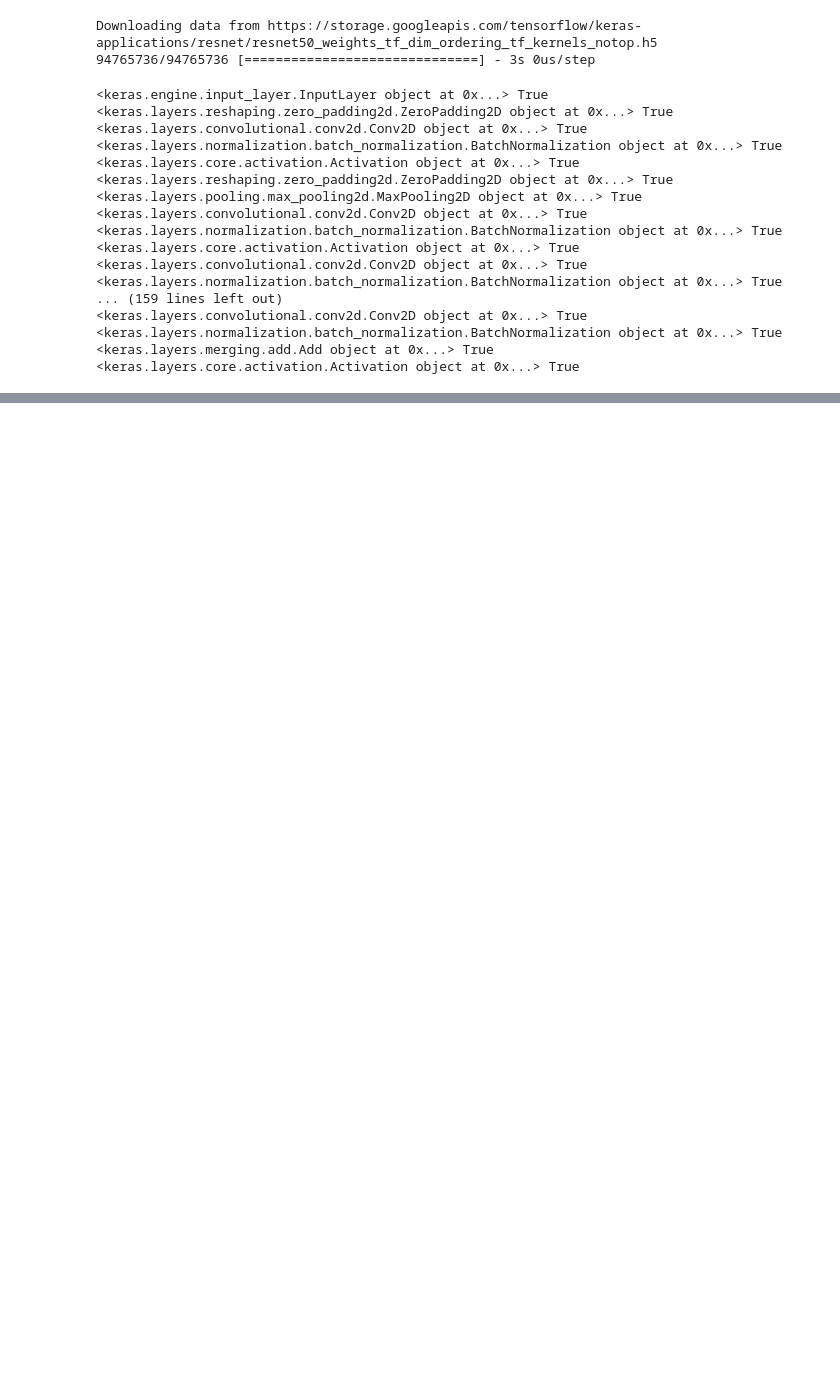
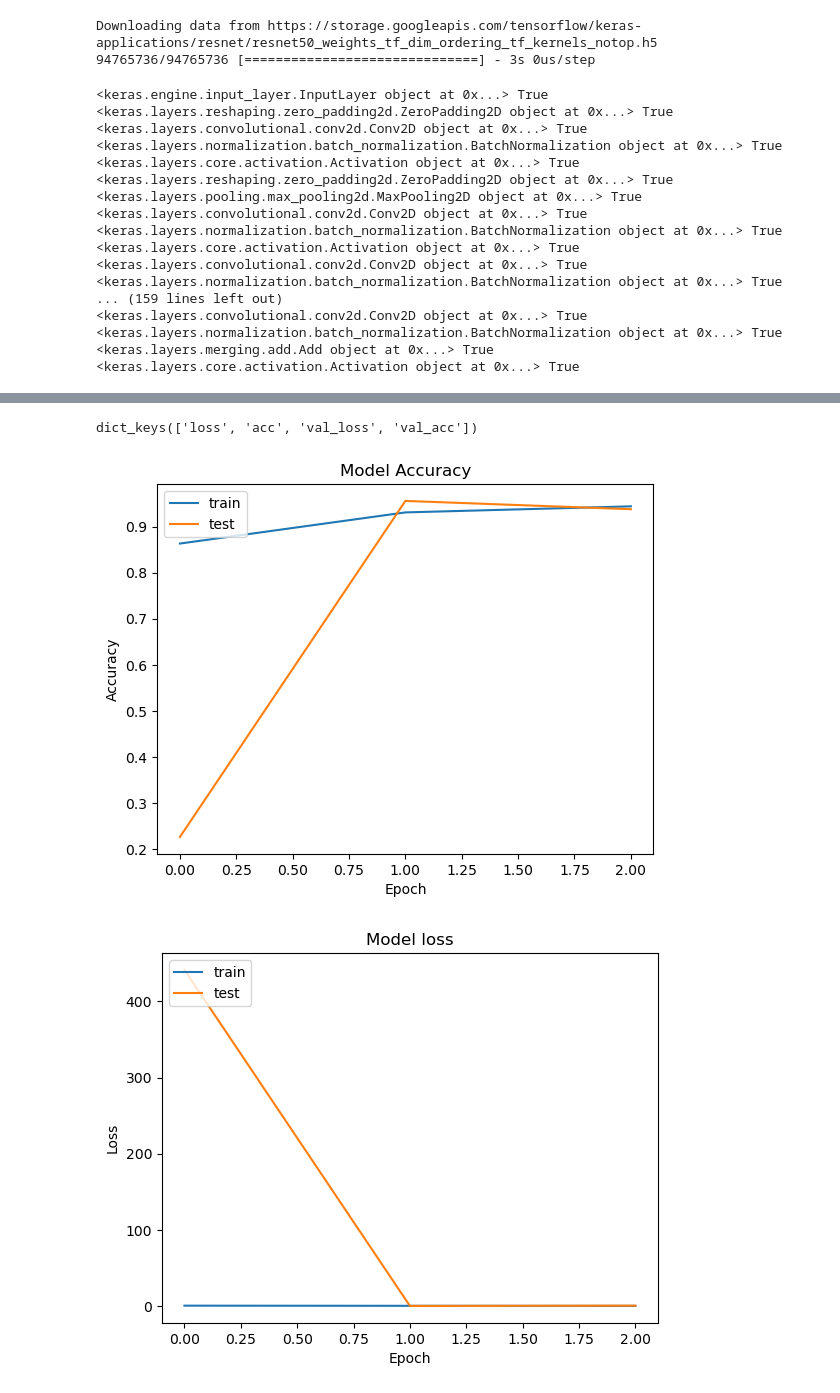
Before and after one commit to Danishsiddiqui11/Model-for-image-classification-on-EuroSat-dataset, a Jupyter notebook: eurasat-1.ipynb, the cells around one changed output, grey strips where cells are left out. Drawn from its saved outputs; the diff is of its cells as text; code cells hidden in the pictures; blank space fills up the shorter version.

```diff
--- a/eurasat-1.ipynb
+++ b/eurasat-1.ipynb
@@ -92,3 +108,3 @@ train_datagen = ImageDataGenerator(
 # %%
 #Normalizing the test set
-test_datagen = ImageDataGenerator(rescale=1./255)
+test_datagen = ImageDataGenerator(rescale=1./255, validation_split=0.2)
@@ -94,0 +143,19 @@ test_datagen = ImageDataGenerator(rescale=1./255)
+# %%
+# Compile the model
+model.compile(loss='categorical_crossentropy',
+              optimizer=optimizers.RMSprop(learning_rate=1e-4),
+              metrics=['acc'])
+# %%
+# checkpoint
+filepath="/kaggle/working//weights.best.hdf5"
+checkpoint = ModelCheckpoint(filepath, monitor='val_acc', verbose=1, save_best_only=True, mode='max')
+callbacks_list = [checkpoint]
+# %%
+# Train the model
+history = model.fit(
+          train_set,
+         steps_per_epoch=(train_set.samples/32),
+          epochs=3,
+          callbacks=callbacks_list,
+          validation_data=test_set,
+          validation_steps=(test_set.samples/32))
@@ -94,0 +172,25 @@ test_datagen = ImageDataGenerator(rescale=1./255)
+# %%
+# Plotting the Loss and Classification Accuracy
+model.metrics_names
+print(history.history.keys())
+#  "Accuracy"
+plt.plot(history.history['acc'])
+plt.plot(history.history['val_acc'])
+plt.title('Model Accuracy')
+plt.ylabel('Accuracy')
+plt.xlabel('Epoch')
+plt.legend(['train', 'test'], loc='upper left')
+plt.show()
+
+# "Loss"
+plt.plot(history.history['loss'])
+plt.plot(history.history['val_loss'])
+plt.title('Model loss')
+plt.ylabel('Loss')
+plt.xlabel('Epoch')
+plt.legend(['train', 'test'], loc='upper left')
+plt.show()
+# %% [output]
+dict_keys(['loss', 'acc', 'val_loss', 'val_acc'])
+[figure, added]
+[figure, added]
```
Also changed, not shown: parts of 13 cells of this notebook.
